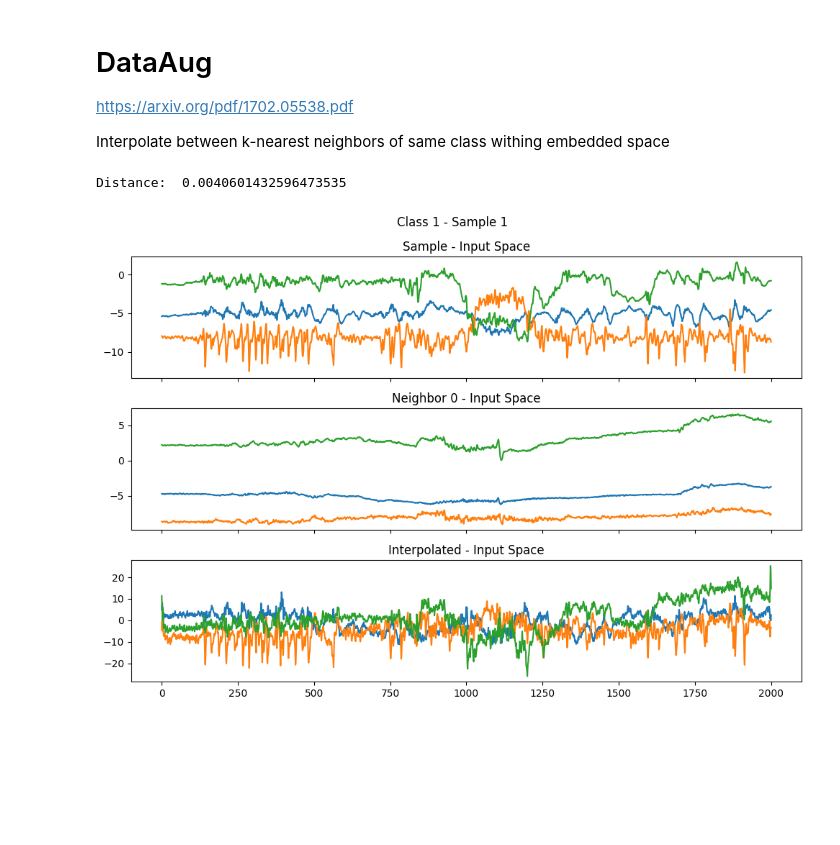
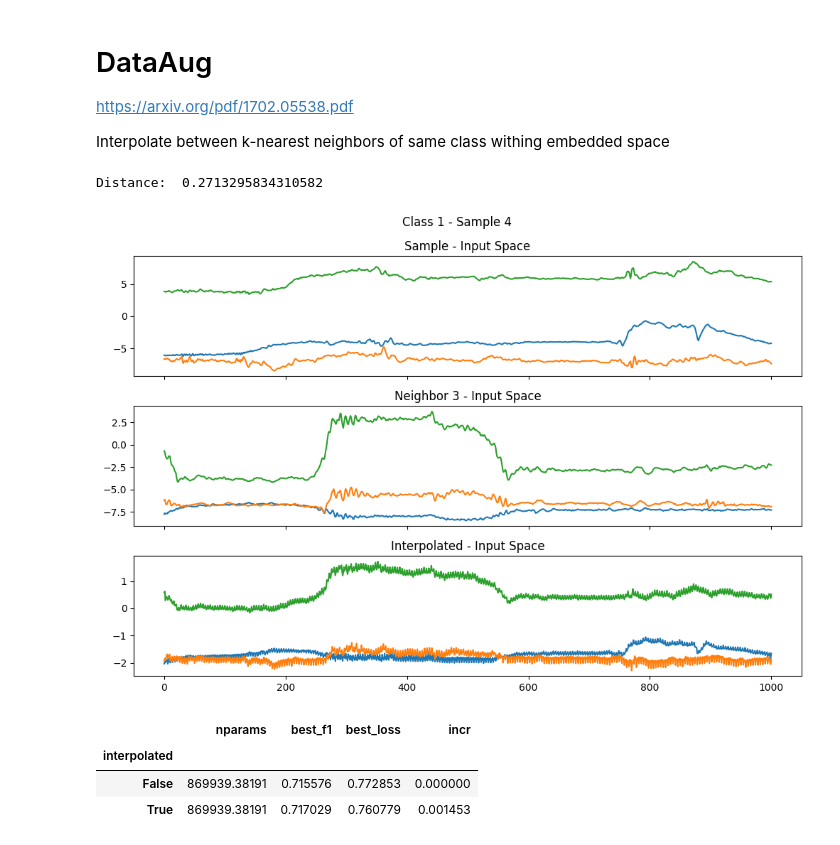
Before and after one commit to Musa-Azeem/eating-detection, a Jupyter notebook: data_aug.ipynb, the cells around one changed output. Saved outputs shown, nothing was run; the diff lists cells and outputs as text; code cells hidden in the pictures; blank space fills up the shorter version.

Commit message:
bug in interp

```diff
--- a/data_aug.ipynb
+++ b/data_aug.ipynb
@@ -89,10 +88,9 @@ from lib.models import RegNetv3
 df = pd.DataFrame(columns=['idx', 'd', 'w', 'nparams', 'best_f1', 'best_loss', 'aug_mode'])
 
 for model_dir_top in Path('dev/dataaug').iterdir():
-    if model_dir_top.name.startswith('21'):
+    if model_dir_top.name.startswith('23'):
         continue
-    for mode in [ 'identity-lstm', 'add_noise-lstm', 'interpolate-lstm', 'swap_channels-lstm', 'inject_step-lstm']:
-        mode = mode.split('-')[0]
+    for mode in ['identity-lstm', 'add_noise-lstm', 'interpolate-lstm', 'swap_channels-lstm', 'inject_step-lstm']:
         model_dir = model_dir_top / mode
         config = json.load(open(model_dir / 'config.json'))
         info = json.load(open(model_dir / 'info.json'))
@@ -103,7 +101,7 @@ for model_dir_top in Path('dev/dataaug').iterdir():
             'nparams': sum([param.numel() for param in RegNetv3(CONFIG=config).parameters()]),
             'best_f1': sum(info['f1']) / len(info['f1']),
             'best_loss': info['loss'],
-            'aug_mode': mode
+            'aug_mode': mode.split('-')[0]
         }
 # %%
 import seaborn as sns
@@ -132,11 +130,11 @@ from lib.models import DAE
 from sklearn.model_selection import train_test_split
 
 CONFIG = {
-    'WINDOW_SIZE':2001,
-    'WINDOW_STRIDE':2001 // 4,
-    'NURSING_STRIDE': 2001,
+    'WINDOW_SIZE':1001,
+    'WINDOW_STRIDE':1001 // 4,
+    'NURSING_STRIDE': 1001,
     'BATCH_SIZE': 512,
-    'LEARNING_RATE': 1e-3,
+    'LEARNING_RATE': 3e-4,
     'CLASS_LR': 3e-4,
     'ENC_LEARNING_RATE': 5e-5,
     'TEST_SIZE': 0.1,
@@ -147,16 +145,19 @@ CONFIG = {
     'MASKPCT': 0.2,
     'PDROPOUT': 0.0
 }
+dir = Path('dev/10_dae/mask0.1-64-64-ln-relu')
+CONFIG = json.load(open(dir / 'config.json'))
+CONFIG['DEVICE'] = 'cuda:0'
 model = DAE(CONFIG=CONFIG).to(CONFIG['DEVICE'])
-model.load_state_dict(torch.load('dev/10_dae/mask20-156/best_model.pt'))
+model.load_state_dict(torch.load(dir / 'best_model.pt'))
 
-n=60
-nurses = np.random.choice(list(range(11,71)), n, replace=False)
-train_nurses, dev_nurses = train_test_split(nurses, test_size=CONFIG['NURSING_TEST_SIZE'])
-CONFIG['TRAIN_NURSES'] = train_nurses.tolist()
-CONFIG['VALIDATION'] = dev_nurses.tolist()
+# n=60
+# nurses = np.random.choice(list(range(11,71)), n, replace=False)
+# train_nurses, dev_nurses = train_test_split(nurses, test_size=CONFIG['NURSING_TEST_SIZE'])
+# CONFIG['TRAIN_NURSES'] = train_nurses.tolist()
+# CONFIG['VALIDATION'] = dev_nurses.tolist()
 nursing_trainloader, nursing_testloader = load_nursing_5_class(
-    split=(train_nurses, dev_nurses),
+    split=(CONFIG['TRAIN_NURSES'], CONFIG['VALIDATION']),
     winsize=CONFIG['WINDOW_SIZE'],
     batch_size=CONFIG['BATCH_SIZE'],
     stride=CONFIG['NURSING_STRIDE'],
@@ -170,7 +171,6 @@ for i,(X,y) in enumerate(tqdm(nursing_trainloader)):
     with torch.no_grad():
         Xs.append(X)
         ys.append(y)
-        X = X.view(-1, 3, CONFIG['WINDOW_SIZE'])
         X = X.to(CONFIG['DEVICE'])
         x = model.e(X)
         shape = x.shape
@@ -196,36 +196,36 @@ for classi in range(5):
     distances.append(distancesi)
 # %%
 classi = 1
-idx = 1
-neighbor_idx = 0
+idx = 4
+neighbor_idx = 3
 Xi = X[y==classi][idx]
 Xi_neighbors = X[nearest_neighbors[classi][idx]]
 
 print("Distance: ", distances[classi][idx][neighbor_idx])
 
 embi = embedding[y==classi][idx]
 embi_neighbors = embedding[nearest_neighbors[classi][idx]]
 cprime = (embi_neighbors[neighbor_idx] - embi) * 0.5 + embi
 xprime = model.decoder(cprime.unsqueeze(0).to(CONFIG['DEVICE'])).squeeze().cpu().detach().numpy()
 
 fig, ax = plt.subplots(3, sharex=True, figsize=(10,7))
 fig.suptitle(f'Class {classi} - Sample {idx}')
 ax[0].plot(Xi[0])
 ax[0].plot(Xi[1])
 ax[0].plot(Xi[2])
 ax[0].set_title('Sample - Input Space')
 
 ax[1].plot(Xi_neighbors[neighbor_idx,0])
 ax[1].plot(Xi_neighbors[neighbor_idx,1])
 ax[1].plot(Xi_neighbors[neighbor_idx,2])
 ax[1].set_title(f'Neighbor {neighbor_idx} - Input Space')
 
 ax[2].plot(xprime[0])
 ax[2].plot(xprime[1])
 ax[2].plot(xprime[2])
 ax[2].set_title('Interpolated - Input Space')
 
 plt.tight_layout()
 # %% [output]
-Distance:  0.0040601432596473535
+Distance:  0.2713295834310582
-[figure, old version]
+[figure, new version]
@@ -265,0 +275,7 @@ trainloader, devloader = load_nursing_interpolated(
+# %%
+df.groupby('interpolated').mean(numeric_only=True)
+# %% [output]
+|  | nparams | best_f1 | best_loss | incr |
+| interpolated |  |  |  |  |
+| False | 869939.38191 | 0.715576 | 0.772853 | 0.000000 |
+| True | 869939.38191 | 0.717029 | 0.760779 | 0.001453 |
```
Also changed, not shown: parts of 9 cells of this notebook, 7 other files.
